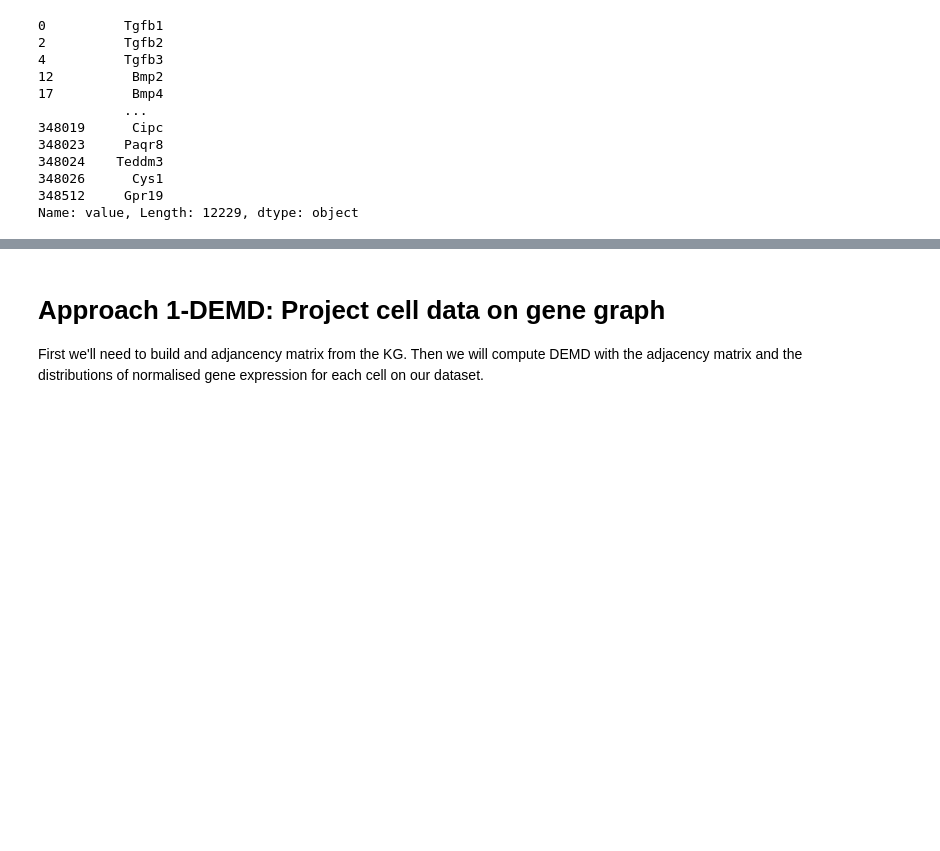
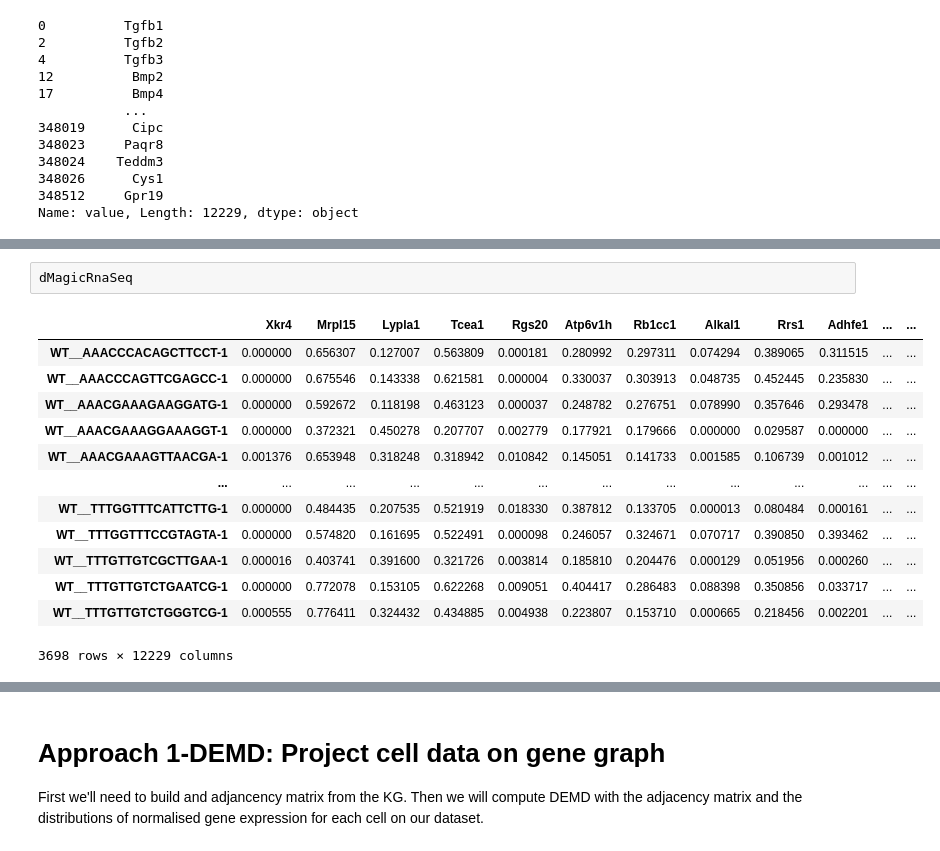
Before and after one commit to FerranC96/sKG4cellCommns, a Jupyter notebook: twoSEQ.ipynb, the cells around one changed output, grey strips where cells are left out. Saved outputs shown, nothing was run; the diff lists cells and outputs as text; blank space fills up the shorter version.

```diff
--- a/twoSEQ.ipynb
+++ b/twoSEQ.ipynb
@@ -196,0 +276,16 @@ Name: value, Length: 12229, dtype: object
+# %%
+dMagicRnaSeq
+# %% [output]
+|  | Xkr4 | Mrpl15 | Lypla1 | Tcea1 | Rgs20 | Atp6v1h | Rb1cc1 | Alkal1 | Rrs1 | Adhfe1 | ... | ... |
+| WT__AAACCCACAGCTTCCT-1 | 0.000000 | 0.656307 | 0.127007 | 0.563809 | 0.000181 | 0.280992 | 0.297311 | 0.074294 | 0.389065 | 0.311515 | ... | ... |
+| WT__AAACCCAGTTCGAGCC-1 | 0.000000 | 0.675546 | 0.143338 | 0.621581 | 0.000004 | 0.330037 | 0.303913 | 0.048735 | 0.452445 | 0.235830 | ... | ... |
+| WT__AAACGAAAGAAGGATG-1 | 0.000000 | 0.592672 | 0.118198 | 0.463123 | 0.000037 | 0.248782 | 0.276751 | 0.078990 | 0.357646 | 0.293478 | ... | ... |
+| WT__AAACGAAAGGAAAGGT-1 | 0.000000 | 0.372321 | 0.450278 | 0.207707 | 0.002779 | 0.177921 | 0.179666 | 0.000000 | 0.029587 | 0.000000 | ... | ... |
+| WT__AAACGAAAGTTAACGA-1 | 0.001376 | 0.653948 | 0.318248 | 0.318942 | 0.010842 | 0.145051 | 0.141733 | 0.001585 | 0.106739 | 0.001012 | ... | ... |
+| ... | ... | ... | ... | ... | ... | ... | ... | ... | ... | ... | ... | ... |
+| WT__TTTGGTTTCATTCTTG-1 | 0.000000 | 0.484435 | 0.207535 | 0.521919 | 0.018330 | 0.387812 | 0.133705 | 0.000013 | 0.080484 | 0.000161 | ... | ... |
+| WT__TTTGGTTTCCGTAGTA-1 | 0.000000 | 0.574820 | 0.161695 | 0.522491 | 0.000098 | 0.246057 | 0.324671 | 0.070717 | 0.390850 | 0.393462 | ... | ... |
+| WT__TTTGTTGTCGCTTGAA-1 | 0.000016 | 0.403741 | 0.391600 | 0.321726 | 0.003814 | 0.185810 | 0.204476 | 0.000129 | 0.051956 | 0.000260 | ... | ... |
+| WT__TTTGTTGTCTGAATCG-1 | 0.000000 | 0.772078 | 0.153105 | 0.622268 | 0.009051 | 0.404417 | 0.286483 | 0.088398 | 0.350856 | 0.033717 | ... | ... |
+| WT__TTTGTTGTCTGGGTCG-1 | 0.000555 | 0.776411 | 0.324432 | 0.434885 | 0.004938 | 0.223807 | 0.153710 | 0.000665 | 0.218456 | 0.002201 | ... | ... |
+3698 rows × 12229 columns
```
Also changed, not shown: parts of 24 cells of this notebook.
